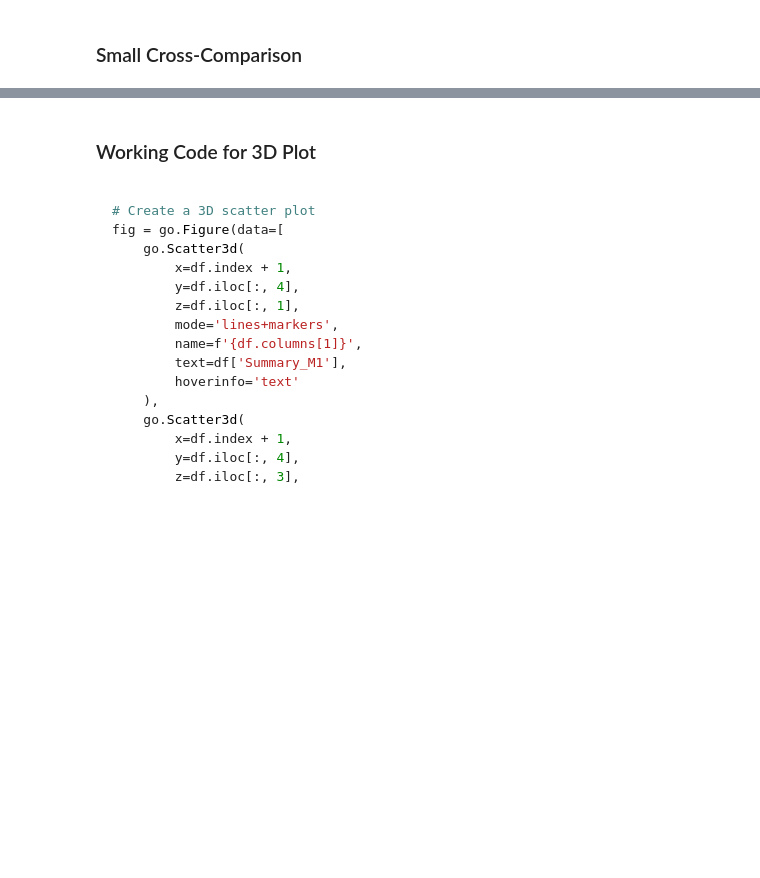
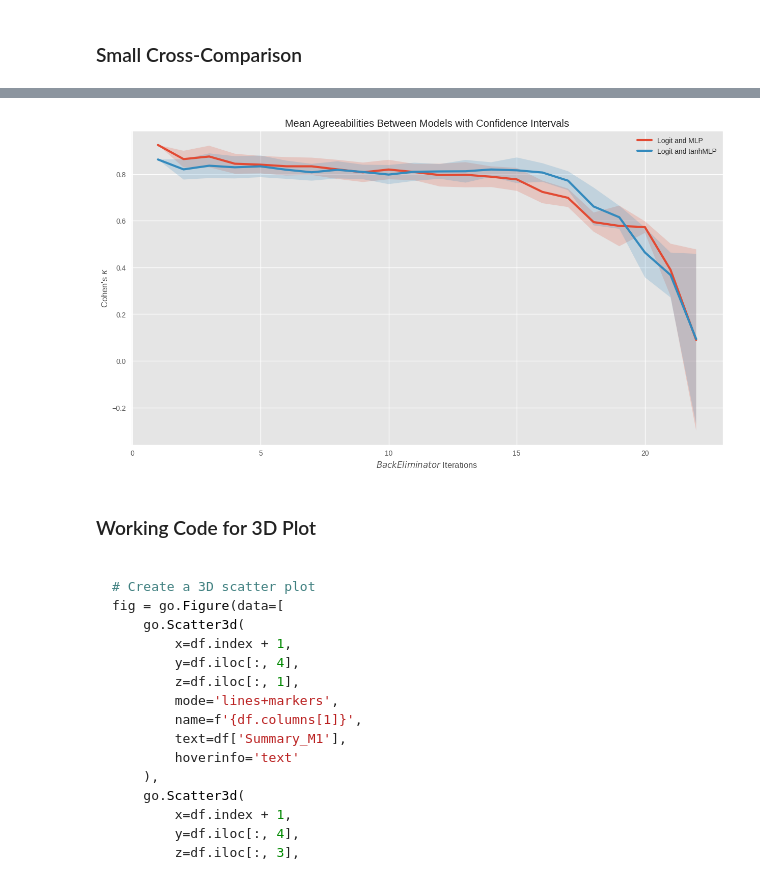
Before and after one commit to anasashb/aliceHU, a Jupyter notebook: customer_churn_test.ipynb, the cells around one changed output, grey strips where cells are left out. Cells and saved outputs as stored; diff of their text form; code cells hidden in the pictures; blank space fills up the shorter version.

```diff
--- a/customer_churn_test.ipynb
+++ b/customer_churn_test.ipynb
@@ -733,3 +866,24 @@ plt.show()
+# %%
+mean_agree_col = 'All: Mean Agreeability (cohen_kappa)'
+std_agree_col = 'All: Agreeability St. Dev.'
+
+algorithm_iterations = logit_rfc.index + 1
+
+plt.style.use('ggplot')
+plt.figure(figsize=(15, 8))
+plt.plot(algorithm_iterations, logit_mlp[mean_agree_col], label='Logit and MLP', linewidth=3)
+plt.plot(algorithm_iterations, logit_tanhmlp[mean_agree_col], label='Logit and tanhMLP', linewidth=3)
+
+plt.fill_between(algorithm_iterations, logit_mlp[mean_agree_col] - logit_mlp[std_agree_col], logit_mlp[mean_agree_col] + logit_mlp[std_agree_col], alpha=0.2)
+plt.fill_between(algorithm_iterations, logit_tanhmlp[mean_agree_col] - logit_tanhmlp[std_agree_col], logit_tanhmlp[mean_agree_col] + logit_tanhmlp[std_agree_col], alpha=0.2)
+
+plt.title('Mean Agreeabilities Between Models with Confidence Intervals')
+plt.ylabel('Cohen\'s $\kappa$')
+plt.xlabel('$BackEliminator$ Iterations')
+plt.legend()
+plt.show()
+# %% [output]
+[figure, added]
 # %% [markdown]
 ### Working Code for 3D Plot
 
```
Also changed, not shown: parts of 16 cells of this notebook, 1 other file.
